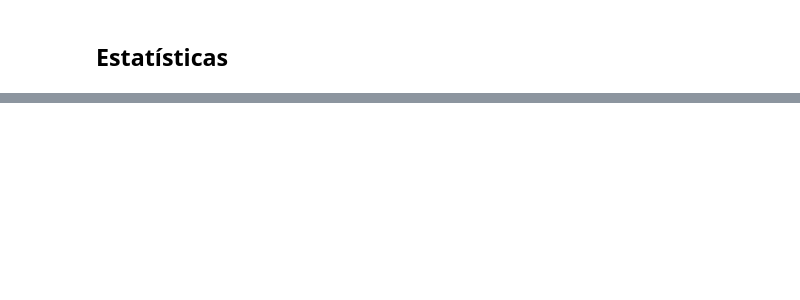
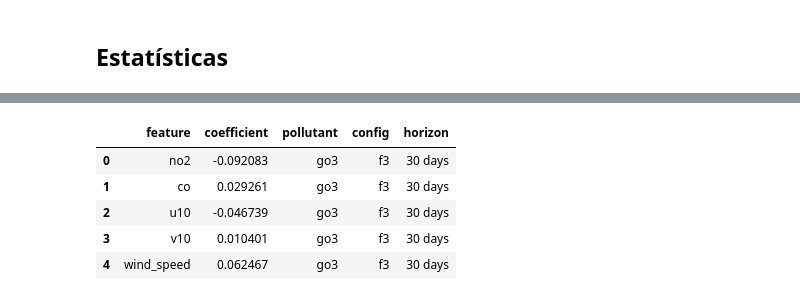
Before and after one commit to Gusmeira/Masters-Pollution, a Jupyter notebook: Masters 26/RQ3.ipynb, the cells around one changed output, grey strips where cells are left out. Drawn from its saved outputs; the diff is of its cells as text; code cells hidden in the pictures; blank space fills up the shorter version.

```diff
--- a/Masters 26/RQ3.ipynb
+++ b/Masters 26/RQ3.ipynb
@@ -139,6 +142,7 @@ pm2p5 = (
         'pm2p5': 'y',
         'valid_time': 'ds'
     })
+    .query("ds >= '2010-01-01'")
 )
 
 go3 = (
@@ -148,6 +152,7 @@ go3 = (
         'go3': 'y',
         'valid_time': 'ds'
     })
+    .query("ds >= '2010-01-01'")
 )
 # %%
 BASE_COLS = [ "ds", "unique_id", "y"]
@@ -983,0 +1436,81 @@ print("Done.")
+# %%
+from sklearn.preprocessing import StandardScaler
+
+all_coefs = []
+
+for pollutant_name, pollutant_ in pollutant_dict.items():
+
+    scaler = StandardScaler()
+
+    for fk_label in ['f3', 'f2', 'f1']:
+
+        for horizon_label, experiment_ in experiments_dict.items():
+
+            try:
+                clear_output(wait=True)
+                print(f"Running RQ3-ML | {pollutant_name} | {fk_label} | {horizon_label}")
+
+                df_config = pollutant_[fk_label]['df']
+                df_config = (
+                    df_config
+                    .sort_values(['unique_id', 'ds'])
+                    .query("ds <= '2022-12-31'")
+                )
+
+                df_config = df_config.copy()
+
+                # escala o target
+                df_config['y'] = scaler.fit_transform(df_config[['y']])
+
+                from sklearn.pipeline import Pipeline
+                from sklearn.preprocessing import StandardScaler
+
+                linreg_model = Pipeline([
+                    ("scaler", StandardScaler()),
+                    ("model", LinearRegression())
+                ])
+
+                mlf = MLForecast(
+                    models={'LinearRegression': linreg_model},
+                    freq=FREQ,
+                    lags=[1, 2, 4, 8, 16, 24, 56, 112],
+                    lag_transforms={
+                        8:  [RollingMean(window_size=8), ExpandingMean()],
+                        56: [RollingMean(window_size=56)],
+                    },
+                    date_features=[
+                        'hour',
+                        'dayofweek',
+                        'month',
+                        'dayofyear',
+                    ],
+                )
+
+                mlf.fit(df=df_config, static_features=[])
+
+                model = mlf.models_['LinearRegression'].named_steps['model']
+                features = mlf.ts.features_order_
+
+                coef_df = pd.DataFrame({
+                    "feature": features,
+                    "coefficient": model.coef_,
+                    "pollutant": pollutant_name,
+                    "config": fk_label,
+                    "horizon": horizon_label
+                })
+
+                all_coefs.append(coef_df)
+
+                del mlf
+                del linreg_model
+                gc.collect()
+
+            except Exception as e:
+                print(f"Failed on {pollutant_name} {fk_label} {horizon_label}: {e}")
+                continue
+
+coef_df_all = pd.concat(all_coefs, ignore_index=True)
+
+print("Shape:", coef_df_all.shape)
+coef_df_all.head()
+# %% [output]
@@ -983,0 +1519,6 @@ print("Done.")
+|  | feature | coefficient | pollutant | config | horizon |
+| 0 | no2 | -0.092083 | go3 | f3 | 30 days |
+| 1 | co | 0.029261 | go3 | f3 | 30 days |
+| 2 | u10 | -0.046739 | go3 | f3 | 30 days |
+| 3 | v10 | 0.010401 | go3 | f3 | 30 days |
+| 4 | wind_speed | 0.062467 | go3 | f3 | 30 days |
```
Also changed, not shown: parts of 17 cells of this notebook, 2 other files.
